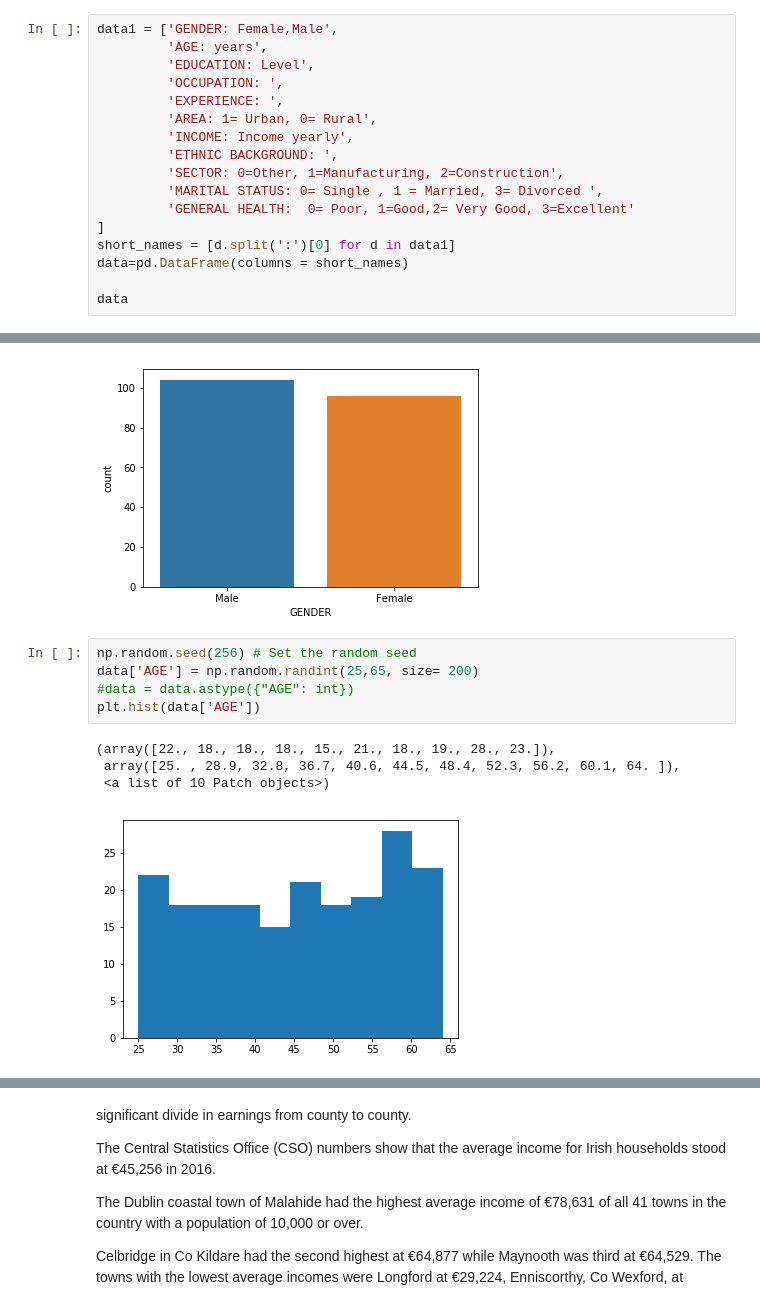
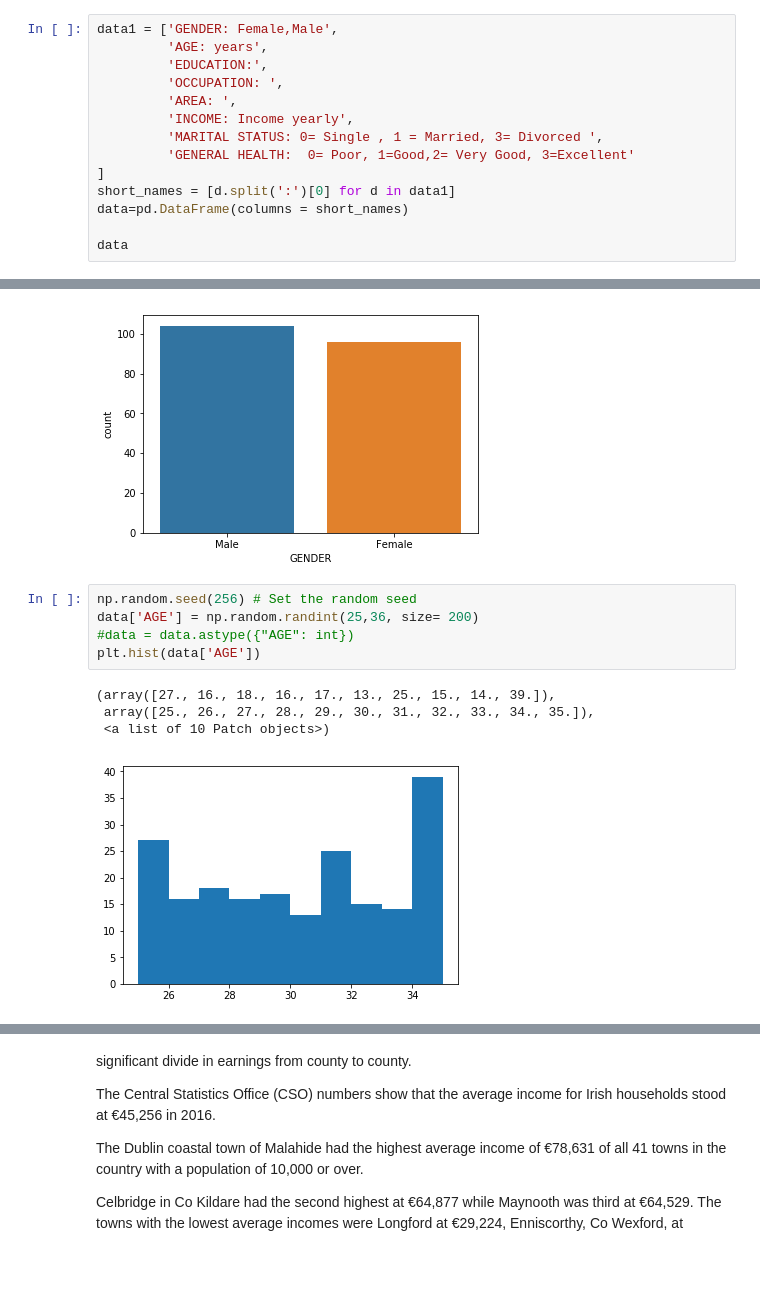
Before and after one commit to Freeha-S/ProgDA_Project, a Jupyter notebook: ProgDA-Project.ipynb, the cells around one changed output, grey strips where cells are left out. Saved outputs shown, nothing was run; the diff lists cells and outputs as text; blank space fills up the shorter version.

```diff
--- a/ProgDA-Project.ipynb
+++ b/ProgDA-Project.ipynb
@@ -40,13 +38,10 @@ import matplotlib.pyplot as plt
 # %%
 data1 = ['GENDER: Female,Male',
          'AGE: years',
-         'EDUCATION: Level',
+         'EDUCATION:',
          'OCCUPATION: ',
-         'EXPERIENCE: ',
-         'AREA: 1= Urban, 0= Rural',
+         'AREA: ',
          'INCOME: Income yearly',
-         'ETHNIC BACKGROUND: ',
-         'SECTOR: 0=Other, 1=Manufacturing, 2=Construction',
          'MARITAL STATUS: 0= Single , 1 = Married, 3= Divorced ',
          'GENERAL HEALTH:  0= Poor, 1=Good,2= Very Good, 3=Excellent'
 ]
@@ -87,14 +82,14 @@ sns.countplot(x=data['GENDER'])
 [figure]
 # %%
 np.random.seed(256) # Set the random seed
-data['AGE'] = np.random.randint(25,65, size= 200)
+data['AGE'] = np.random.randint(25,36, size= 200)
 #data = data.astype({"AGE": int})
 plt.hist(data['AGE'])
 # %% [output]
-(array([22., 18., 18., 18., 15., 21., 18., 19., 28., 23.]),
- array([25. , 28.9, 32.8, 36.7, 40.6, 44.5, 48.4, 52.3, 56.2, 60.1, 64. ]),
+(array([27., 16., 18., 16., 17., 13., 25., 15., 14., 39.]),
+ array([25., 26., 27., 28., 29., 30., 31., 32., 33., 34., 35.]),
  <a list of 10 Patch objects>)
-[figure, old version]
+[figure, new version]
 # %%
 np.random.seed(256)
 Edu= ['Third Level,','Post Leaving CERT','Higher Secondary', 'Lower Secondry','Primary or Below']
```
Also changed, not shown: parts of 17 cells of this notebook, 2 other files.
